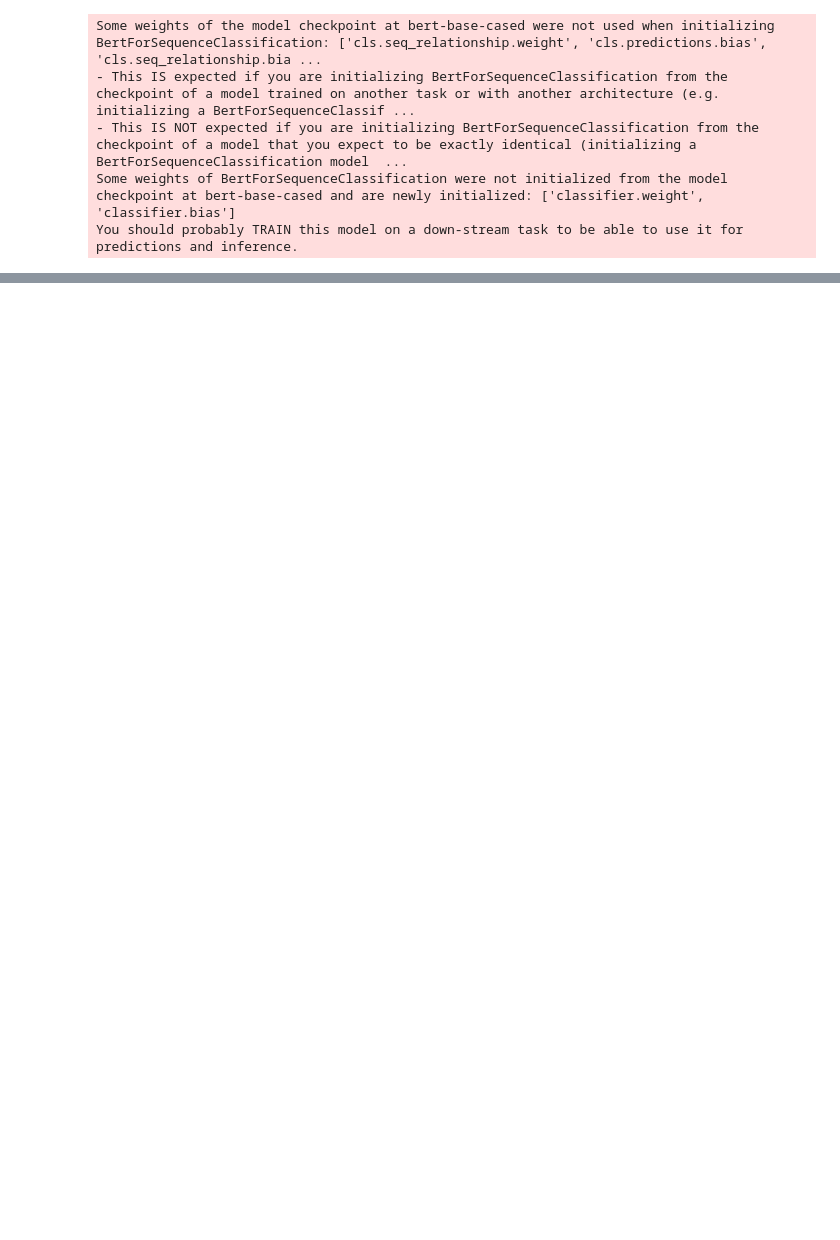
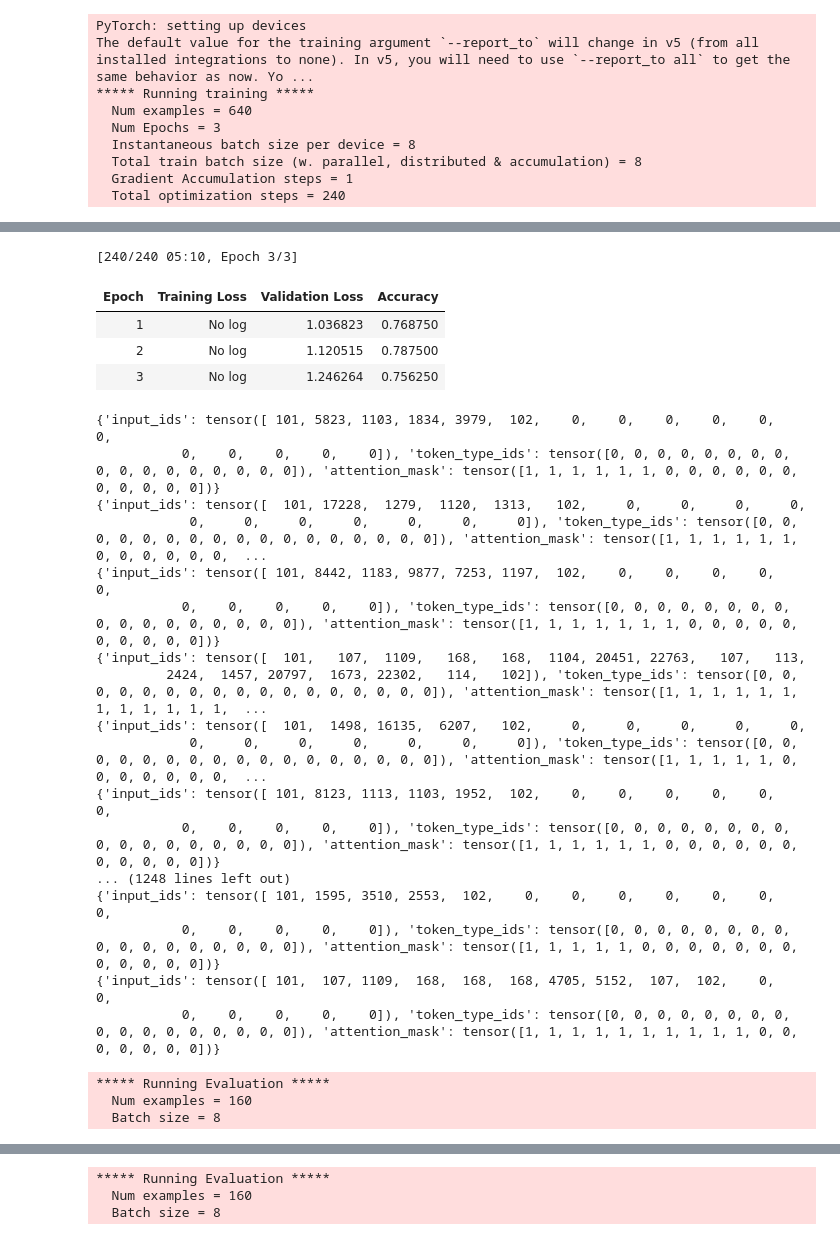
Before and after one commit to henry-2025/crossword-morpho-inference, a Jupyter notebook: BERT POS.ipynb, the cells around one changed output, grey strips where cells are left out. Cells and saved outputs as stored; diff of their text form; code cells hidden in the pictures; blank space fills up the shorter version.

Commit message:
model trains

```diff
--- a/BERT POS.ipynb
+++ b/BERT POS.ipynb
@@ -8,15 +8,3 @@ from datasets import load_metric
 # %%
 # model loading
 tokenizer = AutoTokenizer.from_pretrained("bert-base-cased")
-# %%
-# data loading, might take a bit
-data = csv.reader(open("./clues_multitags.csv", 'r'))
-cluesTags = []
-
-for l in data:
-    cluesTags.append((l[2], l[4]))
-
-random.shuffle(cluesTags)
-clues, tags = zip(*cluesTags)
-clues = list(clues[:10000])
-tags = list(tags[:10000])
@@ -28,0 +61,3 @@ encoded_clues = tokenizer(clues[:10000], padding=True, truncation=True, return_t
+# %%
+# download model
+model = AutoModelForSequenceClassification.from_pretrained("bert-base-cased", num_labels=len(unique_labels), problem_type= "single_label_classification")
@@ -29,19 +82,33 @@ encoded_clues = tokenizer(clues[:10000], padding=True, truncation=True, return_t
 # %%
 # train model
-model = AutoModelForSequenceClassification.from_pretrained("bert-base-cased", num_labels=1)
 
-training_args = TrainingArguments(output_dir="test_trainer", evaluation_strategy="epoch")
-metric = load_metric("f1")
+training_args = TrainingArguments(
+    output_dir="test_trainer",
+    evaluation_strategy="epoch",
+    )
+metric = load_metric("accuracy")
+
+def compute_metrics(eval_pred):
+    logits, labels = eval_pred
+    predictions = np.argmax(logits, axis=-1)
+    return metric.compute(predictions=predictions, references=labels)
 
 trainer = Trainer(
     model=model,
     args=training_args,
-    train_dataset=encoded_clues[:90000],
-    eval_dataset=encoded_clues[:90000],
-    compute_metrics=metric)
+    train_dataset=train_dataset,
+    eval_dataset=val_dataset,
+    compute_metrics=compute_metrics
+    )
+
+trainer.train()
 # %% [output]
-Some weights of the model checkpoint at bert-base-cased were not used when initializing BertForSequenceClassification: ['cls.seq_relationship.weight', 'cls.predictions.bias', 'cls.seq_relationship.bia ...
-- This IS expected if you are initializing BertForSequenceClassification from the checkpoint of a model trained on another task or with another architecture (e.g. initializing a BertForSequenceClassif ...
-- This IS NOT expected if you are initializing BertForSequenceClassification from the checkpoint of a model that you expect to be exactly identical (initializing a BertForSequenceClassification model  ...
-Some weights of BertForSequenceClassification were not initialized from the model checkpoint at bert-base-cased and are newly initialized: ['classifier.weight', 'classifier.bias']
-You should probably TRAIN this model on a down-stream task to be able to use it for predictions and inference.
+PyTorch: setting up devices
+The default value for the training argument `--report_to` will change in v5 (from all installed integrations to none). In v5, you will need to use `--report_to all` to get the same behavior as now. Yo ...
+***** Running training *****
+  Num examples = 640
+  Num Epochs = 3
+  Instantaneous batch size per device = 8
+  Total train batch size (w. parallel, distributed & accumulation) = 8
+  Gradient Accumulation steps = 1
+  Total optimization steps = 240
@@ -47,0 +131,25 @@ You should probably TRAIN this model on a down-stream task to be able to use it
+[240/240 05:10, Epoch 3/3]
+| Epoch | Training Loss | Validation Loss | Accuracy |
+| 1 | No log | 1.036823 | 0.768750 |
+| 2 | No log | 1.120515 | 0.787500 |
+| 3 | No log | 1.246264 | 0.756250 |
+{'input_ids': tensor([ 101, 5823, 1103, 1834, 3979,  102,    0,    0,    0,    0,    0,    0,
+           0,    0,    0,    0,    0]), 'token_type_ids': tensor([0, 0, 0, 0, 0, 0, 0, 0, 0, 0, 0, 0, 0, 0, 0, 0, 0]), 'attention_mask': tensor([1, 1, 1, 1, 1, 1, 0, 0, 0, 0, 0, 0, 0, 0, 0, 0, 0])}
+{'input_ids': tensor([  101, 17228,  1279,  1120,  1313,   102,     0,     0,     0,     0,
+            0,     0,     0,     0,     0,     0,     0]), 'token_type_ids': tensor([0, 0, 0, 0, 0, 0, 0, 0, 0, 0, 0, 0, 0, 0, 0, 0, 0]), 'attention_mask': tensor([1, 1, 1, 1, 1, 1, 0, 0, 0, 0, 0, 0,  ...
+{'input_ids': tensor([ 101, 8442, 1183, 9877, 7253, 1197,  102,    0,    0,    0,    0,    0,
+           0,    0,    0,    0,    0]), 'token_type_ids': tensor([0, 0, 0, 0, 0, 0, 0, 0, 0, 0, 0, 0, 0, 0, 0, 0, 0]), 'attention_mask': tensor([1, 1, 1, 1, 1, 1, 1, 0, 0, 0, 0, 0, 0, 0, 0, 0, 0])}
+{'input_ids': tensor([  101,   107,  1109,   168,   168,  1104, 20451, 22763,   107,   113,
+         2424,  1457, 20797,  1673, 22302,   114,   102]), 'token_type_ids': tensor([0, 0, 0, 0, 0, 0, 0, 0, 0, 0, 0, 0, 0, 0, 0, 0, 0]), 'attention_mask': tensor([1, 1, 1, 1, 1, 1, 1, 1, 1, 1, 1, 1,  ...
+{'input_ids': tensor([  101,  1498, 16135,  6207,   102,     0,     0,     0,     0,     0,
+            0,     0,     0,     0,     0,     0,     0]), 'token_type_ids': tensor([0, 0, 0, 0, 0, 0, 0, 0, 0, 0, 0, 0, 0, 0, 0, 0, 0]), 'attention_mask': tensor([1, 1, 1, 1, 1, 0, 0, 0, 0, 0, 0, 0,  ...
+{'input_ids': tensor([ 101, 8123, 1113, 1103, 1952,  102,    0,    0,    0,    0,    0,    0,
+           0,    0,    0,    0,    0]), 'token_type_ids': tensor([0, 0, 0, 0, 0, 0, 0, 0, 0, 0, 0, 0, 0, 0, 0, 0, 0]), 'attention_mask': tensor([1, 1, 1, 1, 1, 1, 0, 0, 0, 0, 0, 0, 0, 0, 0, 0, 0])}
+... (1248 lines left out)
+{'input_ids': tensor([ 101, 1595, 3510, 2553,  102,    0,    0,    0,    0,    0,    0,    0,
+           0,    0,    0,    0,    0]), 'token_type_ids': tensor([0, 0, 0, 0, 0, 0, 0, 0, 0, 0, 0, 0, 0, 0, 0, 0, 0]), 'attention_mask': tensor([1, 1, 1, 1, 1, 0, 0, 0, 0, 0, 0, 0, 0, 0, 0, 0, 0])}
+{'input_ids': tensor([ 101,  107, 1109,  168,  168,  168, 4705, 5152,  107,  102,    0,    0,
+           0,    0,    0,    0,    0]), 'token_type_ids': tensor([0, 0, 0, 0, 0, 0, 0, 0, 0, 0, 0, 0, 0, 0, 0, 0, 0]), 'attention_mask': tensor([1, 1, 1, 1, 1, 1, 1, 1, 1, 1, 0, 0, 0, 0, 0, 0, 0])}
+***** Running Evaluation *****
+  Num examples = 160
+  Batch size = 8
@@ -47,0 +190,3 @@ You should probably TRAIN this model on a down-stream task to be able to use it
+***** Running Evaluation *****
+  Num examples = 160
+  Batch size = 8
```
Also changed, not shown: parts of 9 cells of this notebook, 1 other file.
